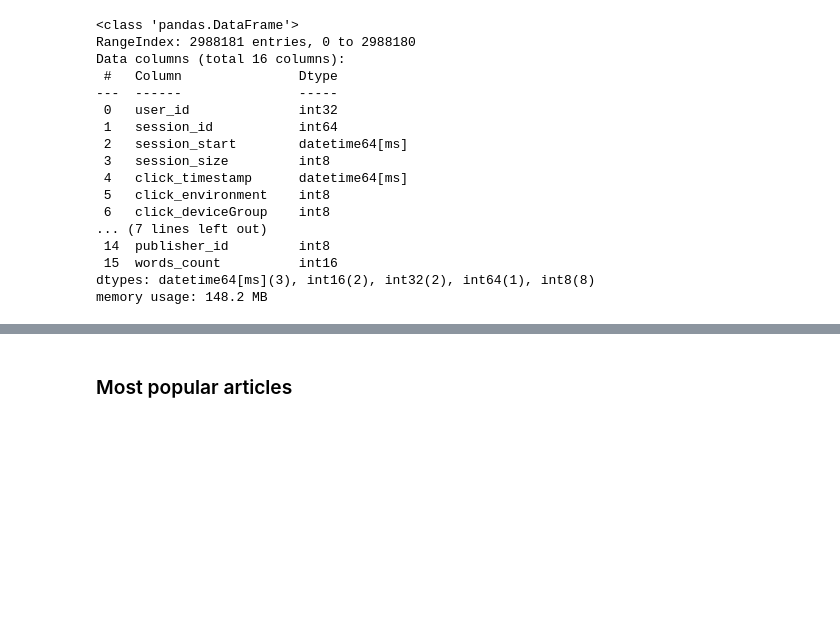
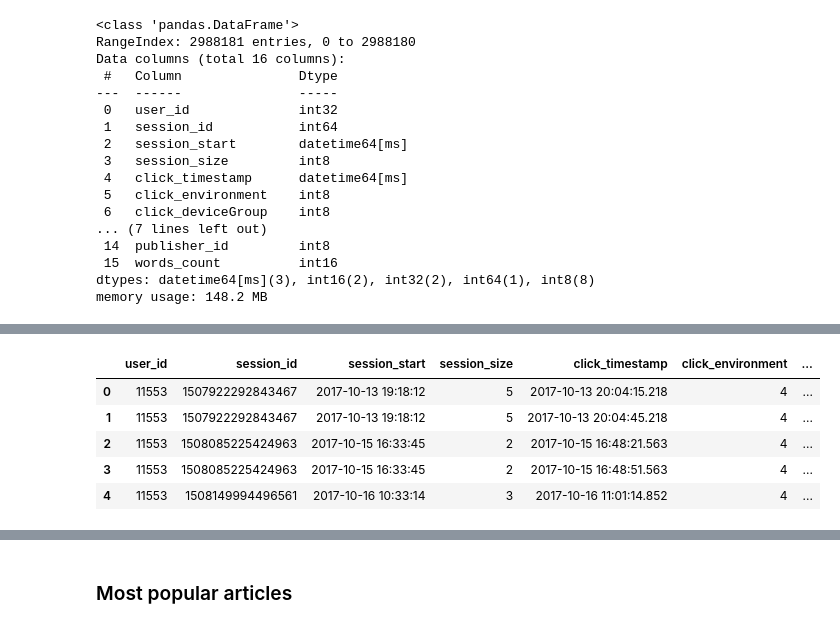
Before and after one commit to Laeti-dev/P10-Content_recommandation_app, a Jupyter notebook: notebooks/eda.ipynb, the cells around one changed output, grey strips where cells are left out. Saved outputs shown, nothing was run; the diff lists cells and outputs as text; code cells hidden in the pictures; blank space fills up the shorter version.

Commit message:
EDA : discovering the data

```diff
--- a/notebooks/eda.ipynb
+++ b/notebooks/eda.ipynb
@@ -441,0 +573,87 @@ memory usage: 148.2 MB
+# %%
+from pathlib import Path
+
+# Match the filtered export from the cell above (adjust MONTHS_BACK if you change it there)
+MONTHS_BACK = 1
+processed_dir = Path("../data/processed")
+base_name = processed_dir / f"clicks_articles_merged_last_{MONTHS_BACK}m"
+parquet_path = base_name.with_suffix(".parquet")
+csv_path = base_name.with_suffix(".csv.gz")
+
+if parquet_path.exists():
+    df_split = pd.read_parquet(parquet_path)
+elif csv_path.exists():
+    df_split = pd.read_csv(csv_path, compression="gzip")
+else:
+    raise FileNotFoundError(
+        f"No export found at {parquet_path} or {csv_path}. Run the save cell first."
+    )
+
+datetime_cols = ["session_start", "click_timestamp", "created_at_ts"]
+for col in datetime_cols:
+    if col not in df_split.columns:
+        continue
+    s = df_split[col]
+    if pd.api.types.is_numeric_dtype(s):
+        df_split[col] = pd.to_datetime(s, unit="ms", errors="coerce")
+    else:
+        df_split[col] = pd.to_datetime(s, errors="coerce")
+
+df_split = df_split.sort_values("click_timestamp", kind="mergesort").reset_index(drop=True)
+
+# Exclude clicks strictly after 2017-10-17 (keep the full day 2017-10-17)
+cutoff_exclusive = pd.Timestamp("2017-10-18")
+before = len(df_split)
+df_split = df_split.loc[df_split["click_timestamp"] < cutoff_exclusive].copy()
+print(f"Date filter (< {cutoff_exclusive.date()}): {before:,} → {len(df_split):,} rows")
+
+# One row per (user, article): keep earliest click
+before = len(df_split)
+df_split = df_split.drop_duplicates(subset=["user_id", "article_id"], keep="first")
+print(f"Drop repeat (user_id, article_id), keep earliest: {before:,} → {len(df_split):,} rows")
+
+# Articles with at least 50 clicks
+article_counts = df_split.groupby("article_id").size()
+valid_articles = article_counts[article_counts >= 50].index
+before = len(df_split)
+df_split = df_split.loc[df_split["article_id"].isin(valid_articles)]
+print(f"Articles with >= 50 clicks: {before:,} → {len(df_split):,} rows")
+
+# Users with at least 6 clicks (5 for train + 1 for validation; no max)
+user_counts = df_split.groupby("user_id").size()
+valid_users = user_counts[user_counts >= 6].index
+before = len(df_split)
+df_split = df_split.loc[df_split["user_id"].isin(valid_users)]
+print(f"Users with >= 6 clicks: {before:,} → {len(df_split):,} rows")
+
+# Temporal split: last click → validation; previous 5 → train
+train_parts = []
+val_parts = []
+for _, g in df_split.groupby("user_id", sort=False):
+    g = g.sort_values("click_timestamp", kind="mergesort")
+    train_parts.append(g.iloc[-6:-1])
+    val_parts.append(g.iloc[-1:])
+
+df_train = pd.concat(train_parts, ignore_index=True) if train_parts else pd.DataFrame()
+df_val = pd.concat(val_parts, ignore_index=True) if val_parts else pd.DataFrame()
+
+print(f"df_train: {len(df_train):,} rows | df_val: {len(df_val):,} rows")
+assert len(df_train) == 5 * len(df_val), "Each user should contribute 5 train rows and 1 val row"
+
+train_base = base_name.parent / f"{base_name.name}_train"
+val_base = base_name.parent / f"{base_name.name}_val"
+try:
+    df_train.to_parquet(train_base.with_suffix(".parquet"), index=False)
+    df_val.to_parquet(val_base.with_suffix(".parquet"), index=False)
+    print(f"Saved: {train_base.with_suffix('.parquet')}")
+    print(f"Saved: {val_base.with_suffix('.parquet')}")
+except Exception as e:
+    df_train.to_csv(train_base.with_suffix(".csv.gz"), index=False, compression="gzip")
+    df_val.to_csv(val_base.with_suffix(".csv.gz"), index=False, compression="gzip")
+    print(
+        f"Parquet unavailable ({type(e).__name__}). "
+        f"Saved: {train_base.with_suffix('.csv.gz')}, {val_base.with_suffix('.csv.gz')}"
+    )
+
+display(df_train.head(), df_val.head())
+# %% [output]
@@ -441,0 +666,6 @@ memory usage: 148.2 MB
+|  | user_id | session_id | session_start | session_size | click_timestamp | click_environment | ... |
+| 0 | 11553 | 1507922292843467 | 2017-10-13 19:18:12 | 5 | 2017-10-13 20:04:15.218 | 4 | ... |
+| 1 | 11553 | 1507922292843467 | 2017-10-13 19:18:12 | 5 | 2017-10-13 20:04:45.218 | 4 | ... |
+| 2 | 11553 | 1508085225424963 | 2017-10-15 16:33:45 | 2 | 2017-10-15 16:48:21.563 | 4 | ... |
+| 3 | 11553 | 1508085225424963 | 2017-10-15 16:33:45 | 2 | 2017-10-15 16:48:51.563 | 4 | ... |
+| 4 | 11553 | 1508149994496561 | 2017-10-16 10:33:14 | 3 | 2017-10-16 11:01:14.852 | 4 | ... |
```
Also changed, not shown: parts of 9 cells of this notebook, 2 other files.
